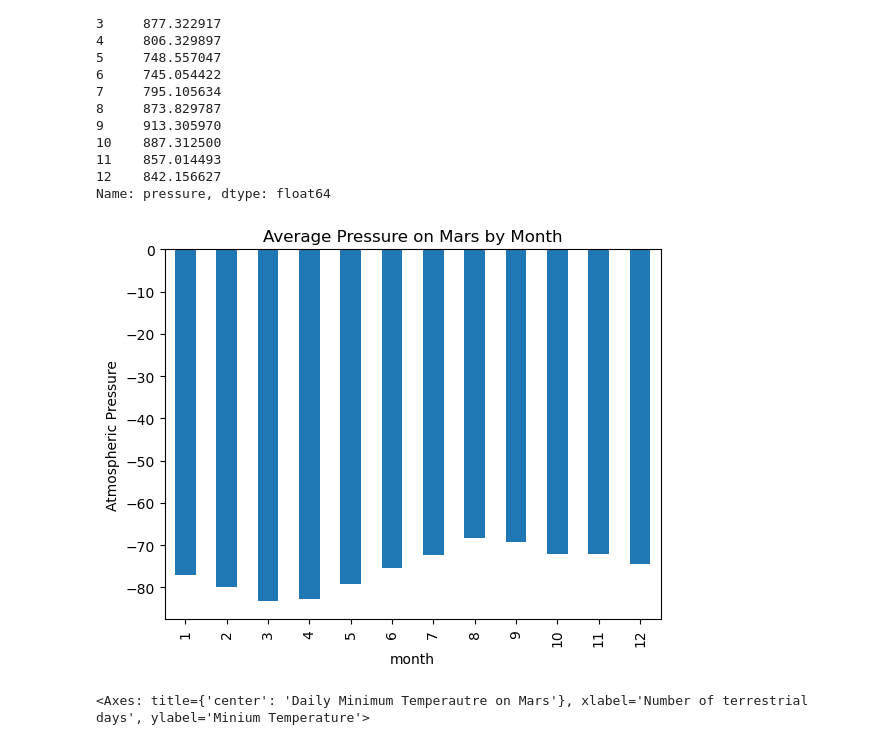
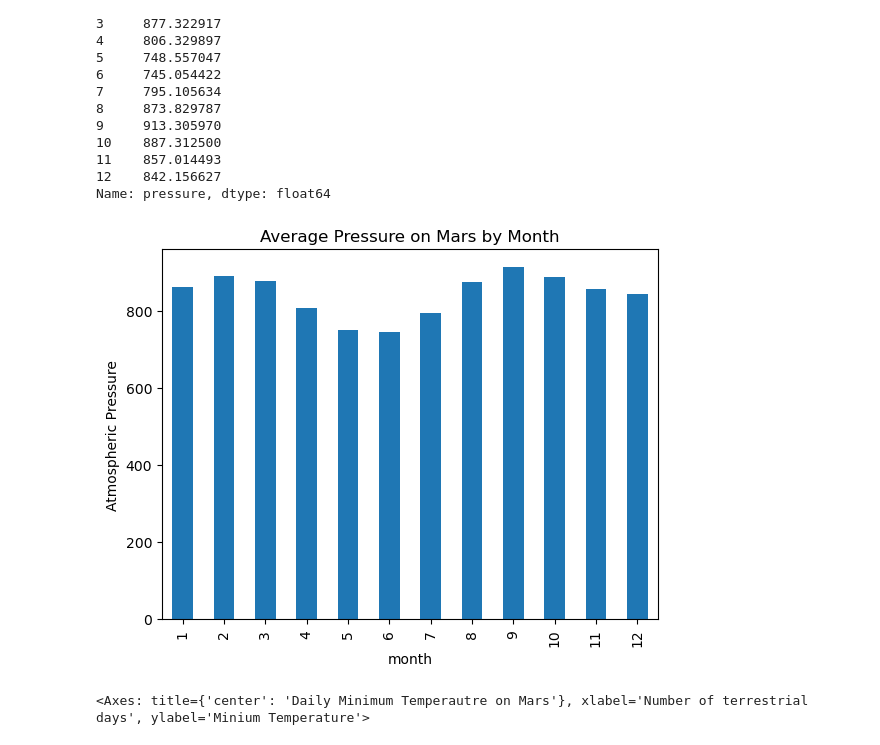
Before and after one commit to annabitzer/web_scraping_challenge, a Jupyter notebook: challenge_files/part_2_mars_weather.ipynb, the cells around one changed output. Cells and saved outputs as stored; diff of their text form; code cells hidden in the pictures.

```diff
--- a/challenge_files/part_2_mars_weather.ipynb
+++ b/challenge_files/part_2_mars_weather.ipynb
@@ -226,13 +226,13 @@ month
 Name: pressure, dtype: float64
 # %%
 # Plot the average pressure by month
-low_temp_df.plot(kind = 'bar', title = "Average Pressure on Mars by Month",
+pressure_df.plot(kind = 'bar', title = "Average Pressure on Mars by Month",
                  xlabel = 'month',
                    ylabel= 'Atmospheric Pressure')
 
 plt.show()
 # %% [output]
-[figure, old version]
+[figure, new version]
 # %%
 # 5. How many terrestrial (earth) days are there in a Martian year?
 mars_temp_df['min_temp'].plot(kind = 'line',
```
Also changed, not shown: 1 other file.
